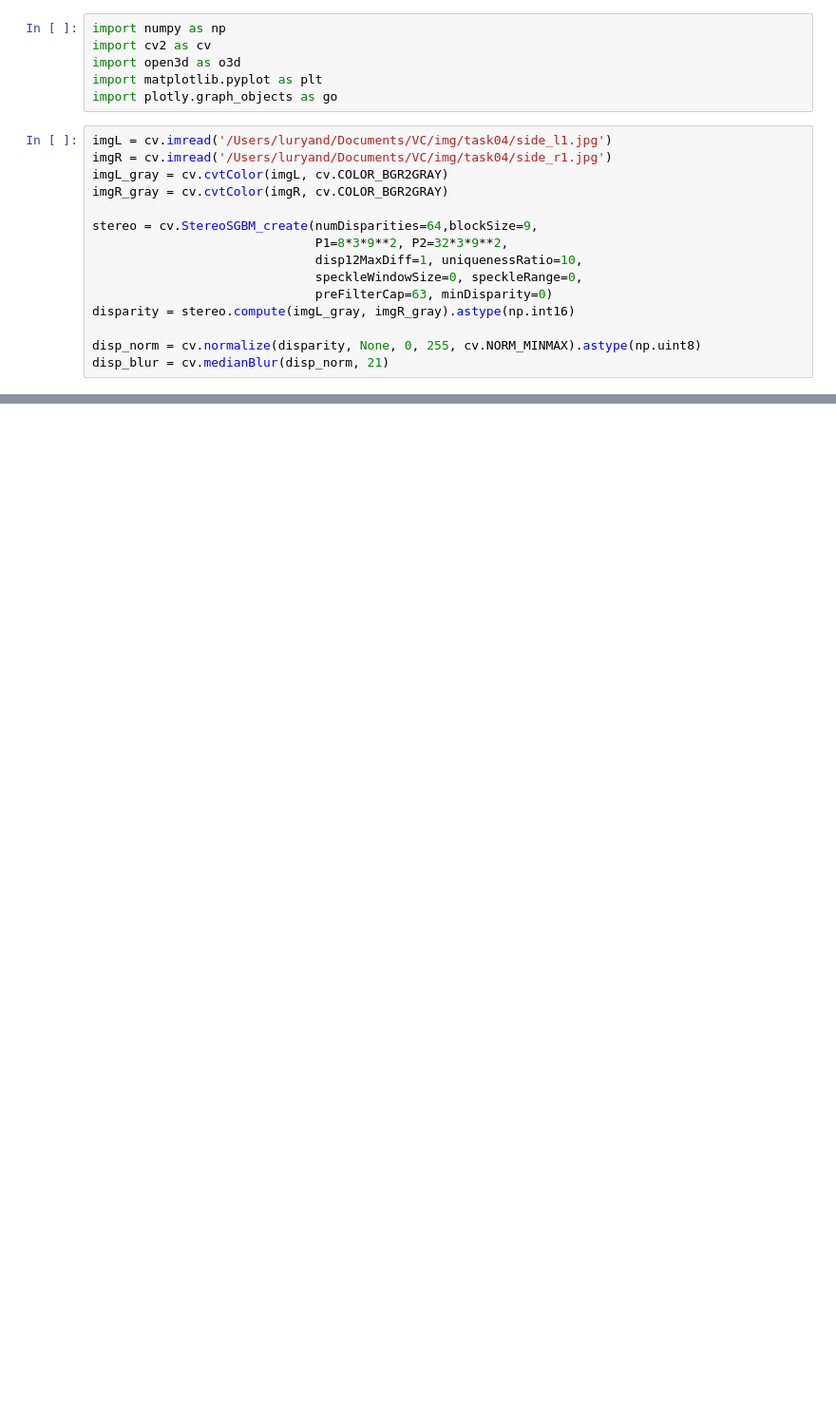
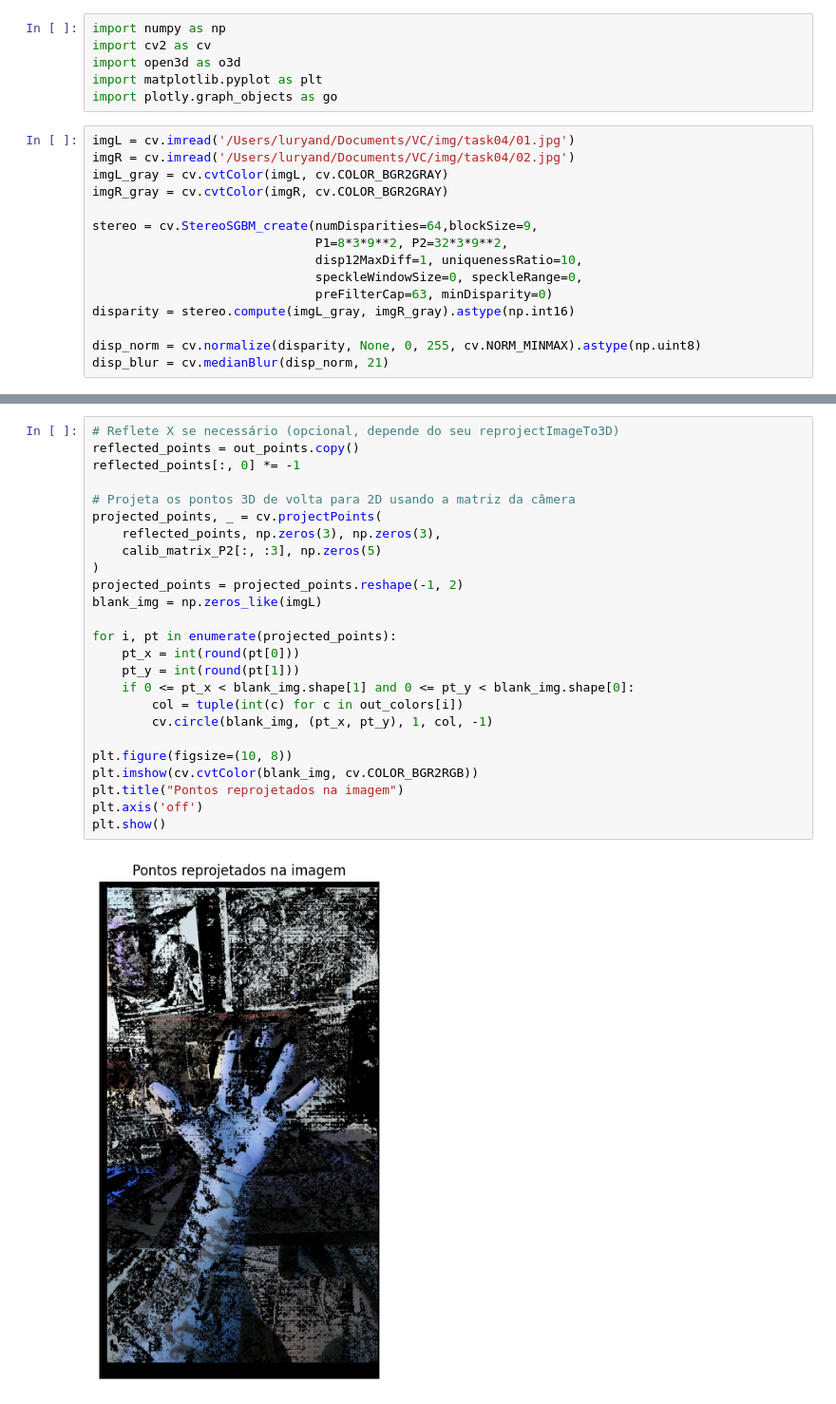
Before and after one commit to Delevati/vc-2024-2, a Jupyter notebook: codes/t4/task04_q2_vc_mestrado.ipynb, the cells around one changed output, grey strips where cells are left out. Shown at 95% size. Cells and saved outputs as stored; diff of their text form; blank space fills up the shorter version.

Commit message:
[MOD]images

```diff
--- a/codes/t4/task04_q2_vc_mestrado.ipynb
+++ b/codes/t4/task04_q2_vc_mestrado.ipynb
@@ -5,8 +5,8 @@ import open3d as o3d
 import matplotlib.pyplot as plt
 import plotly.graph_objects as go
 # %%
-imgL = cv.imread('/Users/luryand/Documents/VC/img/task04/side_l1.jpg')
-imgR = cv.imread('/Users/luryand/Documents/VC/img/task04/side_r1.jpg')
+imgL = cv.imread('/Users/luryand/Documents/VC/img/task04/01.jpg')
+imgR = cv.imread('/Users/luryand/Documents/VC/img/task04/02.jpg')
 imgL_gray = cv.cvtColor(imgL, cv.COLOR_BGR2GRAY)
 imgR_gray = cv.cvtColor(imgR, cv.COLOR_BGR2GRAY)
 
@@ -142,0 +140,27 @@ plt.show()
+# %%
+# Reflete X se necessário (opcional, depende do seu reprojectImageTo3D)
+reflected_points = out_points.copy()
+reflected_points[:, 0] *= -1
+
+# Projeta os pontos 3D de volta para 2D usando a matriz da câmera
+projected_points, _ = cv.projectPoints(
+    reflected_points, np.zeros(3), np.zeros(3),
+    calib_matrix_P2[:, :3], np.zeros(5)
+)
+projected_points = projected_points.reshape(-1, 2)
+blank_img = np.zeros_like(imgL)
+
+for i, pt in enumerate(projected_points):
+    pt_x = int(round(pt[0]))
+    pt_y = int(round(pt[1]))
+    if 0 <= pt_x < blank_img.shape[1] and 0 <= pt_y < blank_img.shape[0]:
+        col = tuple(int(c) for c in out_colors[i])
+        cv.circle(blank_img, (pt_x, pt_y), 1, col, -1)
+
+plt.figure(figsize=(10, 8))
+plt.imshow(cv.cvtColor(blank_img, cv.COLOR_BGR2RGB))
+plt.title("Pontos reprojetados na imagem")
+plt.axis('off')
+plt.show()
+# %% [output]
+[figure, added]
```
Also changed, not shown: parts of 10 cells of this notebook, 21 other files.
